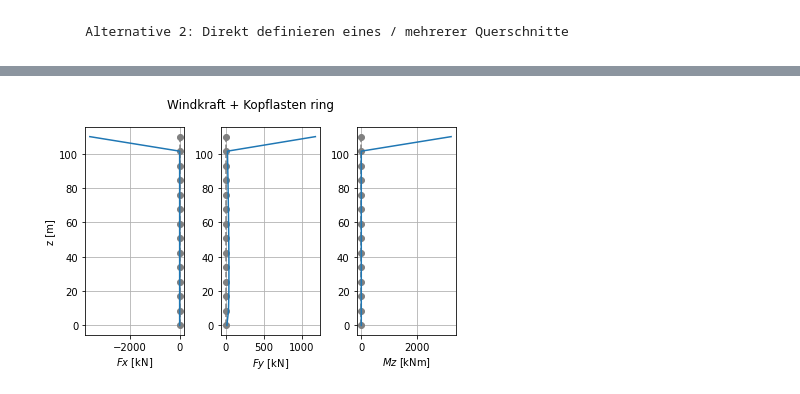
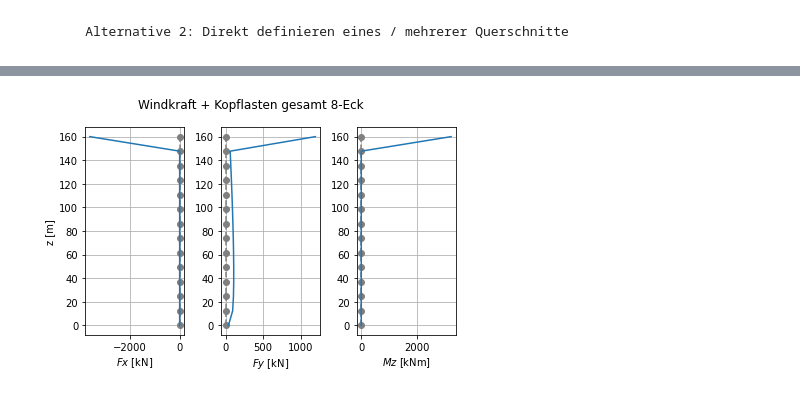
Before and after one commit to JoZimmer/CoupledBeams, a Jupyter notebook: 3DBeam/run_model.ipynb, the cells around one changed output, grey strips where cells are left out. Cells and saved outputs as stored; diff of their text form; code cells hidden in the pictures.

```diff
--- a/3DBeam/run_model.ipynb
+++ b/3DBeam/run_model.ipynb
@@ -84,3 +83,22 @@ for höhe in höhen:
+# %%
+if querschnitts_dateien_laden:
+    ecken = [12,10,8] #
+    höhen = [110,130,140,150,160]#]
+    t_längslagen = 40 #cm
+    t_querlagen = 8 #cm
+    d_unten = 12
+    querschnitte = []#, 'Kreisring_d12.pkl']#'8Eck.pkl','10Eck.pkl',
+    for höhe in höhen:
+        filename = 'Ring_' + str(höhe) + '_du' + str(d_unten) + '_tX' + str(t_längslagen) + '_tY' +str(t_querlagen)+ '.pkl'
+        querschnitt_object = utils.load_object_from_pkl(os_join(*['inputs', 'geometry', 'objekte', filename]))
+        querschnitte.append(querschnitt_object)
+        for n_ecken in ecken:
+            filename = str(n_ecken) + 'Eck_' + 'h'+ str(höhe)  + '_du' + str(d_unten) + '_tX' + str(t_längslagen) + '_tY' +str(t_querlagen)+ '.pkl'
+            querschnitt_object = utils.load_object_from_pkl(os_join(*['inputs', 'geometry', 'objekte', filename]))
+            querschnitte.append(querschnitt_object)
+
+    # erste Spalte im Dataframe sollten die höhen sein
+    # results_df['z_coords_h' + str(höhe)] = querschnitt_object.section_absolute_heights
 # %% [markdown]
         Alternative 2: Direkt definieren eines / mehrerer Querschnitte
 # %%
@@ -152,51 +198,67 @@ Kopflasten aus IEA37 Min/Max Tabellen
 # %%
 kopf_lasten_IEA = {'Fx':1.17E+06,'Fy':4.80E+04, 'Fz':-3.64E+06, 'Mx':5.98E+06, 'My':-3.24E+06, 'Mz':2.31E+06}
-kopf_lasten_IEA_0 = {'Fx':0,'Fy':0, 'Fz':-0, 'Mx':0, 'My':0, 'Mz':0}
-kopf_lasten_beam = utils.convert_coordinate_system(kopf_lasten_IEA) # Koordinaten definiton abweichend
+kopf_lasten_IEA_0 = {'Fx':0,'Fy':0, 'Fz':-0, 'Mx':0, 'My':0, 'Mz':0} # als platzhalter
+kopf_lasten_beam = utils.convert_coordinate_system(kopf_lasten_IEA) # Koordinaten definiton abweichend und einteilung in Einwirkungsdauer
 kopf_lasten_beam_0 = utils.convert_coordinate_system(kopf_lasten_IEA_0) # Koordinaten definiton abweichend
 lasten_dict_base = {'Fx':np.zeros(n_nodes), 'Fy':np.zeros(n_nodes), 'Mz':np.zeros(n_nodes)}
+
+einwirkungsdauer = ['ständig','kurz', 'egal']
 
 import source.DIN_Windlasten as wind_DIN
 
 basis_windgeschwindigkeit = 17
 terrain_kategorie = 'II'
-cd = {'nEck':1.5, 'ring':1.1}
-höhen_z = np.linspace(0,parameters['lx_total_beam'], n_nodes)
-d_achse = np.linspace(12, 3.4, n_nodes)
+print ('Windbelastung aus:')
+print ('    vb:', basis_windgeschwindigkeit)
+print ('    terrain:', terrain_kategorie)
 #wind_DIN.plot_DIN_all(basis_windgeschwindigkeit, categories=[terrain_kategorie])
 
 wind_kraft_z = {}
-lasten_files = {}
-grund_parameter_df['Querschnitt'] = ['nEck', 'Ring']
-grund_parameter_df['cd'] = cd.values()
-for qs, cd_i in cd.items():
-    wind_kraft_z, z_coords = wind_DIN.wind_kraft(vb=basis_windgeschwindigkeit, category=terrain_kategorie, height=höhen_z, cd = cd_i, Aref=d_achse)
+lasten_files, lasten_dicts = {}, {}
+grund_parameter_df['Querschnitt'] = [q.name for q in querschnitte]
+grund_parameter_df['t [cm]'] = [q.wand_stärke for q in querschnitte]
+grund_parameter_df['Nabenhöhe [m]'] = [q.section_absolute_heights[-1] for q in querschnitte]
+grund_parameter_df['cd'] = [q.cd for q in querschnitte]
+
+for querschnitt in querschnitte:
+    # Infromationen vom QS Objekt holen
+    QS_label = querschnitt.name
+    cd = querschnitt.cd
+    höhen_z = querschnitt.section_absolute_heights
+    nabenhöhe = querschnitt.max_height
+    d_achse = querschnitt.d_achse
+
+    # Ergebniss Daten vorbereiten
+    if QS_label not in lasten_files:
+        lasten_files[QS_label] = {}
+        lasten_dicts[QS_label] = {}
+
+    if nabenhöhe not in lasten_files[QS_label]:
+        lasten_files[QS_label][nabenhöhe] = {}
+        lasten_dicts[QS_label][nabenhöhe] = {}
+
+    # Lastberechnung für den spezifischen QS
+    wind_kraft_z, z_coords = wind_DIN.wind_kraft(vb=basis_windgeschwindigkeit, category=terrain_kategorie, height=höhen_z, cd = cd, Aref=d_achse)
 
     knoten_wind_kraft_z = utils.linien_last_to_knoten_last(wind_kraft_z, höhen_z)
     #postprocess.plot_along_height(knoten_wind_kraft_z, z_coords, label='wind_kraft [N]')
 
-
-    lasten_dict_nur_wind = utils.update_lasten_dict(lasten_dict_base, knoten_wind_kraft_z, kopf_lasten_beam_0)
-
-    lasten_dict_wind_kopf = utils.update_lasten_dict(lasten_dict_base, knoten_wind_kraft_z, kopf_lasten_beam)
+    lasten_dict_nur_wind = utils.update_lasten_dict(lasten_dict_base, knoten_wind_kraft_z, kopf_lasten_beam_0['egal'])
+    lasten_dicts[QS_label][nabenhöhe]['egal']  = utils.update_lasten_dict(lasten_dict_base, knoten_wind_kraft_z, kopf_lasten_beam['egal']) #unabhängig von der Einwirkungsdauer
+    # _____Sortiert nach Einwirkungsdauer __________________________
+    lasten_dicts[QS_label][nabenhöhe]['kurz'] = utils.update_lasten_dict(lasten_dict_base, knoten_wind_kraft_z, kopf_lasten_beam['kurz'])
+    lasten_dicts[QS_label][nabenhöhe]['ständig']  = utils.update_lasten_dict(lasten_dict_base, wind_kraft = None, kopflasten = kopf_lasten_beam['ständig'])
 
     # ____________ LASTEN DATEI GENERIEREN ___________________________
-    static_load_vector_file_kopf = utils.generate_kopflasten_file(n_nodes, kopf_lasten_beam, file_base_name='kopflasten_IEA_my_max')
-    static_load_vector_file_wind = utils.generate_lasten_file(n_nodes, lasten_dict_nur_wind, file_base_name='wind_lasten_cd' + str(cd_i))
-    lasten_files[qs] = utils.generate_lasten_file(n_nodes, lasten_dict_wind_kopf, file_base_name='wind_kopflasten_IEA_my_max_' + qs)
+    for dauer in einwirkungsdauer:
+        filename = 'K-IEA@maxFx_' + 'W-v' +str(basis_windgeschwindigkeit) + 'cd' + str(cd) + '_D-' + dauer
+        lasten_files[QS_label][nabenhöhe][dauer] = utils.generate_lasten_file(n_nodes, lasten_dicts[QS_label][nabenhöhe][dauer], file_base_name=filename)
 
-    #load_vector = np.load(static_load_vector_file)
 
-    print ('Windbelastung aus:')
-    print ('    vb:', basis_windgeschwindigkeit)
-    print ('    terrain:', terrain_kategorie)
-    print ('    cd:', cd_i)
+    #postprocess.plot_dict_subplots(lasten_dict_nur_wind, höhen_z, title='Windkraft ' + QS_label, unit='kN')
+    # print ('Resultierendes Fy aus Knotenlasten ' + QS_label + ' mit cd', cd,':', round(sum(lasten_dict_nur_wind['Fy']) *GD.UNIT_SCALE['kN'],2), '[kN]')
 
-    #postprocess.plot_dict_subplots(lasten_dict_nur_wind, höhen_z, title='Windkraft ' + qs, unit='kN')
-    print ('Resultierendes Fy aus Knotenlasten ' + qs + ' mit cd', cd_i,':', sum(lasten_dict_nur_wind['Fy']) *GD.UNIT_SCALE['kN'], '[kN]')
-
-postprocess.plot_dict_subplots(lasten_dict_wind_kopf, höhen_z, title='Windkraft + Kopflasten ' +qs, unit = 'kN')
-print('cd_Ring/cd_Eck', cd['ring']/cd['nEck'])
+postprocess.plot_dict_subplots(lasten_dicts[QS_label][nabenhöhe]['egal'], höhen_z, title='Windkraft + Kopflasten gesamt ' + QS_label, unit = 'kN')
 # %% [output]
 Windbelastung aus:
     vb: 17
@@ -211 +266 @@ Resultierendes Fy aus Knotenlasten ring mit cd 1.1 : 480.09640587439316 [kN]
-[figure, old version]
+[figure, new version]
```
Also changed, not shown: parts of 15 cells of this notebook, 9 other files.
